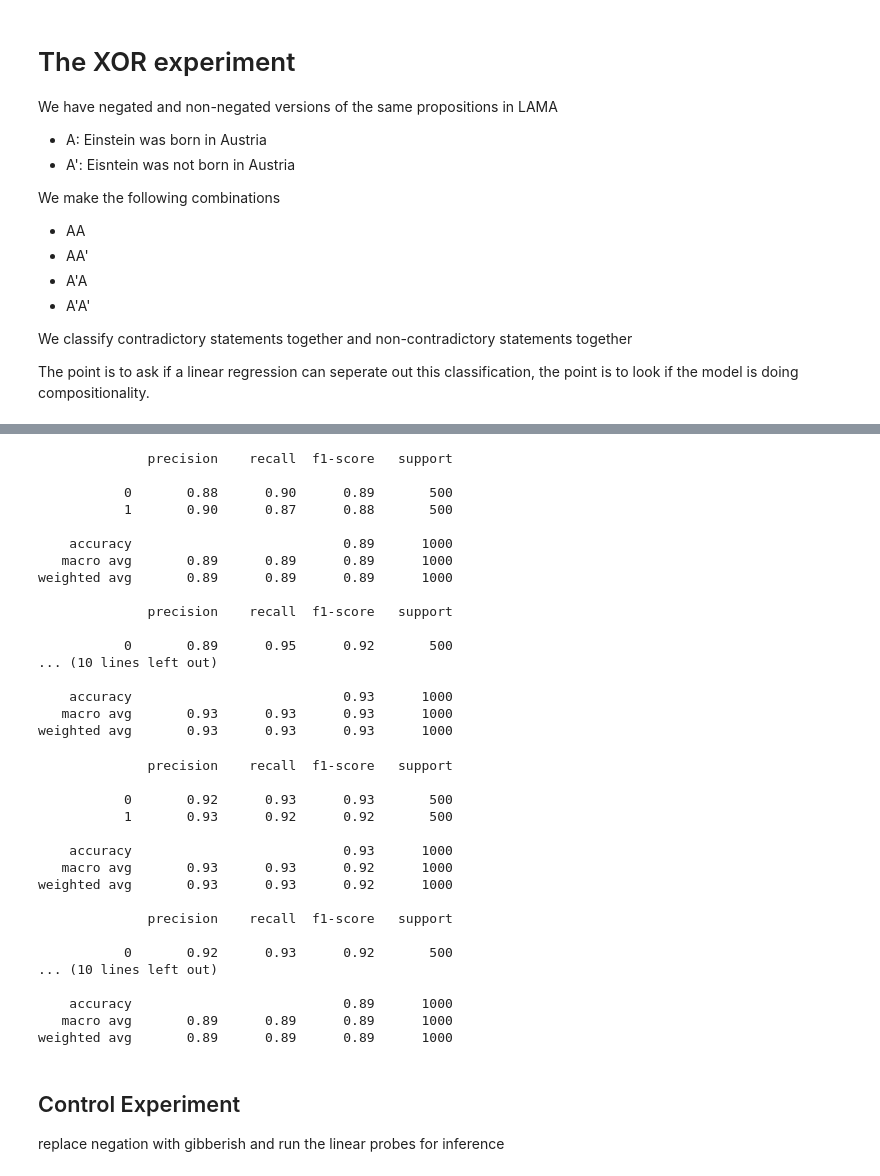
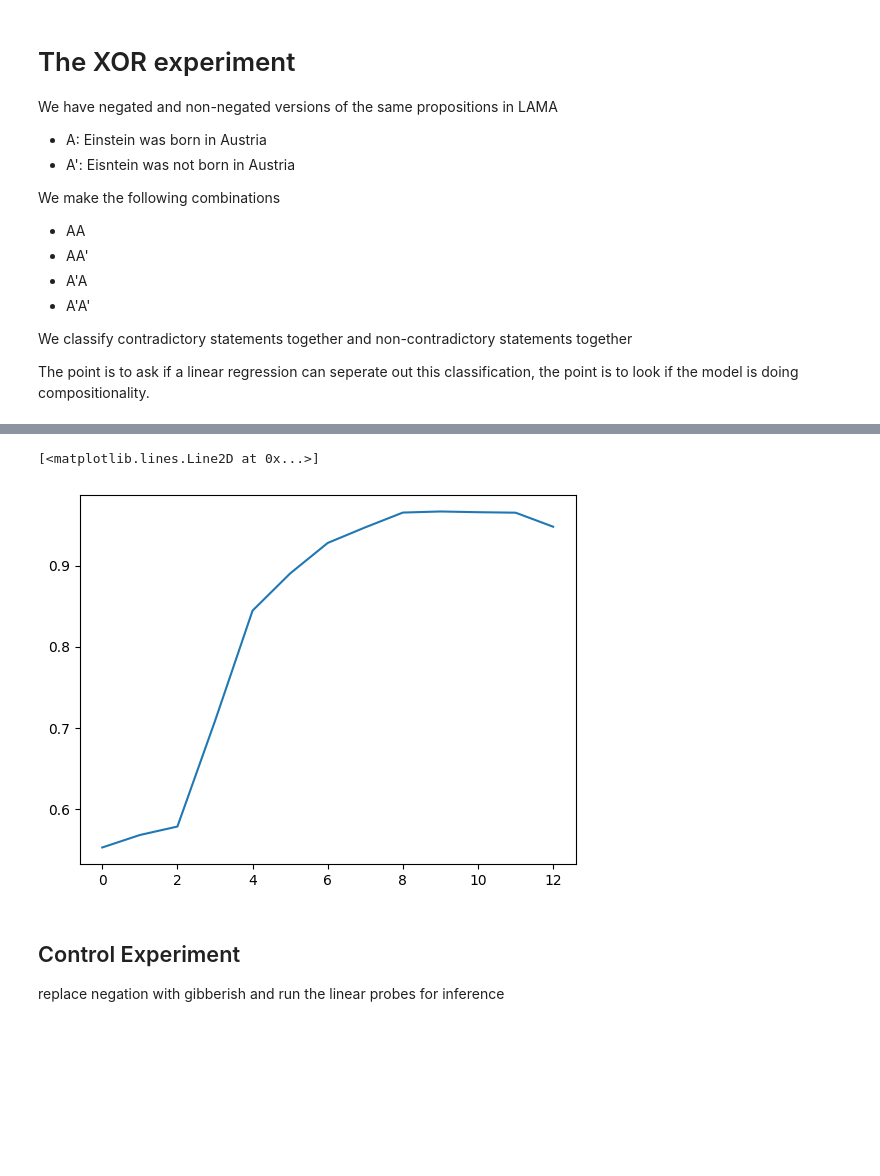
Before and after one commit to shashwat1002/negation_new, a Jupyter notebook: negation_probing.ipynb, the cells around one changed output, grey strips where cells are left out. Cells and saved outputs as stored; diff of their text form; code cells hidden in the pictures; blank space fills up the shorter version.

```diff
--- a/negation_probing.ipynb
+++ b/negation_probing.ipynb
@@ -74,3 +209,0 @@ reports_xor_no_control = generate_classification_report_all_layers(test, test_la
-# %%
-for report in reports_xor_no_control[:3]:
-    print(report)
@@ -95,3 +209,0 @@ weighted avg       0.54      0.54      0.53      1000
-# %%
-for report in reports_xor_no_control[3:6]:
-    print(report)
@@ -116,45 +210,8 @@ weighted avg       0.84      0.84      0.84      1000
-# %%
-for report in reports_xor_no_control[6:9]:
-    print(report)
-# %% [output]
-              precision    recall  f1-score   support
-
-           0       0.88      0.90      0.89       500
-           1       0.90      0.87      0.88       500
-
-    accuracy                           0.89      1000
-   macro avg       0.89      0.89      0.89      1000
-weighted avg       0.89      0.89      0.89      1000
-
-              precision    recall  f1-score   support
-
-           0       0.89      0.95      0.92       500
-... (10 lines left out)
-
-    accuracy                           0.93      1000
-   macro avg       0.93      0.93      0.93      1000
-weighted avg       0.93      0.93      0.93      1000
-# %%
-for report in reports_xor_no_control[-3:]:
-    print(report)
-# %% [output]
-              precision    recall  f1-score   support
-
-           0       0.92      0.93      0.93       500
-           1       0.93      0.92      0.92       500
-
-    accuracy                           0.93      1000
-   macro avg       0.93      0.93      0.92      1000
-weighted avg       0.93      0.93      0.92      1000
-
-              precision    recall  f1-score   support
-
-           0       0.92      0.93      0.92       500
-... (10 lines left out)
-
-    accuracy                           0.89      1000
-   macro avg       0.89      0.89      0.89      1000
-weighted avg       0.89      0.89      0.89      1000
+# %%
+plt.plot( [i for i in range(len(reports_xor_no_control))], [report['accuracy'] for report in reports_xor_no_control],)
+# %% [output]
+[<matplotlib.lines.Line2D at 0x...>]
+[figure, added]
 # %% [markdown]
 ## Control Experiment
 replace negation with gibberish and run the linear probes for inference
```
Also changed, not shown: parts of 61 cells of this notebook.
